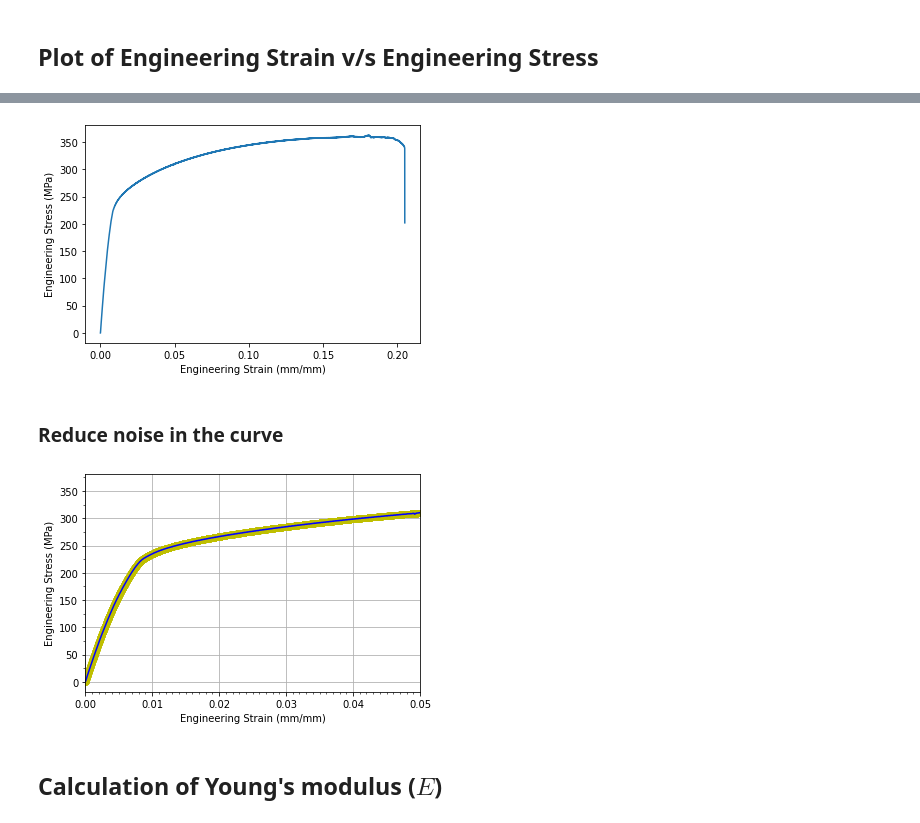
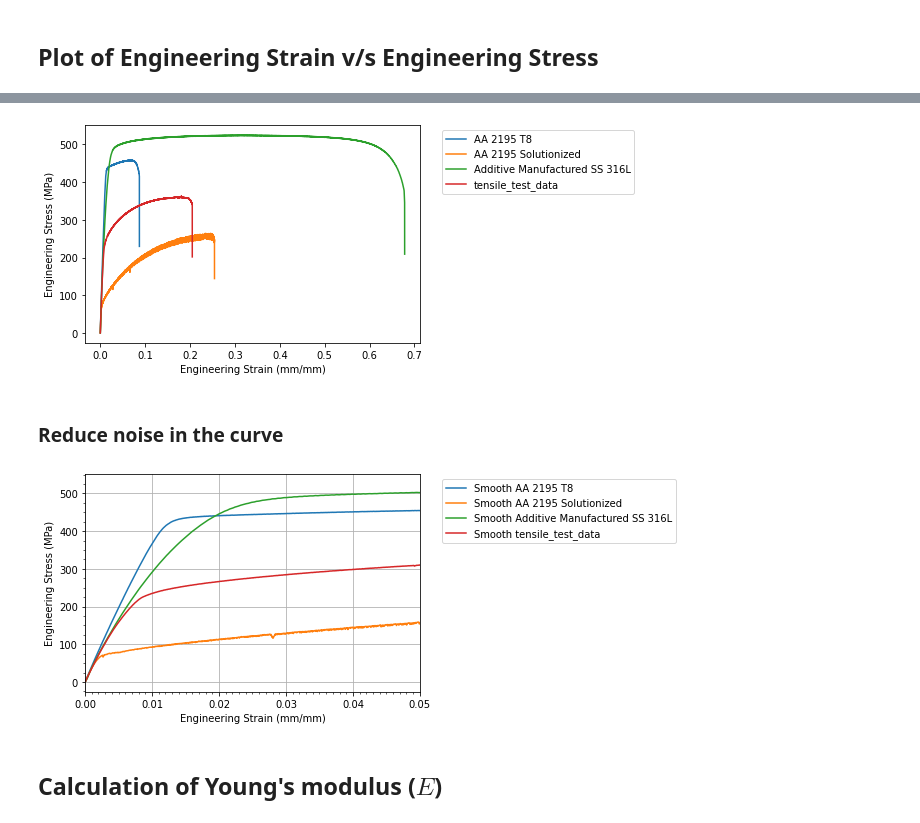
Before and after one commit to algomaster99/meta-btp, a Jupyter notebook: engineering_strain_stress.ipynb, the cells around one changed output, grey strips where cells are left out. Drawn from its saved outputs; the diff is of its cells as text; code cells hidden in the pictures.

Commit message:
Modify engineering_strain_stress to incorporate multiple datasets at once
Signed-off-by: Aman Sharma <mannu.poski10@gmail.com>

```diff
--- a/engineering_strain_stress.ipynb
+++ b/engineering_strain_stress.ipynb
@@ -71,11 +63,16 @@ _ = y.drop(delete)
 # %%
-x, y = group_by(x, y)
-plt.xlabel(x_label)
-plt.ylabel(y_label)
-_ = plt.plot(x,y)
-plt.savefig( f'{OUTPUT_DIR}/Engineering stress vs strain', facecolor='white', transparent=True)
+fig, ax = plt.subplots(1,1)
+
+for i in range(len(x)):
+    x[i], y[i] = group_by(x[i], y[i])
+    ax.set_xlabel(x_label)
+    ax.set_ylabel(y_label)
+    ax.plot(x[i],y[i])
+
+ax.legend(PROJECT_NAME, loc='upper left', bbox_to_anchor=(1.05, 1))
+fig.savefig( f'{COMBINED_OUTPUT_DIR}/Engineering stress vs strain', facecolor='white', transparent=True)
 # %% [output]
-[figure, old version]
+[figure, new version]
 # %% [markdown]
 ### Reduce noise in the curve
 # %%
@@ -85,18 +82,25 @@ def smooth(y, box_pts):
     return y_smooth
 
 fig , ax = plt.subplots(1,1)
-y_smooth = smooth(y,5)
-ax.plot(x,y, 'yo')
-ax.plot(x, y_smooth, color = 'blue')
+
+legends = []
+
+y_smooth = []
+
+for i in range(len(x)):
+    y_smooth.append(smooth(y[i],5))
+    _ = ax.plot(x[i], y_smooth[i])
+    legends.append(f'Smooth {PROJECT_NAME[i]}')
+
+ax.legend(legends, loc='upper left', bbox_to_anchor=(1.05, 1))
 ax.grid(True)
 ax.set_xlim(0,0.05)
-
 ax.xaxis.set_minor_locator(MultipleLocator(0.001))
 ax.yaxis.set_minor_locator(MultipleLocator(25))
-_ = plt.xlabel(x_label)
-_ = plt.ylabel(y_label)
+_ = ax.set_xlabel(x_label)
+_ = ax.set_ylabel(y_label)
 # %% [output]
-[figure, old version]
+[figure, new version]
 # %% [markdown]
 ## Calculation of Young's modulus ($E$)
 # %%
```
Also changed, not shown: parts of 9 cells of this notebook, 1 other file.
